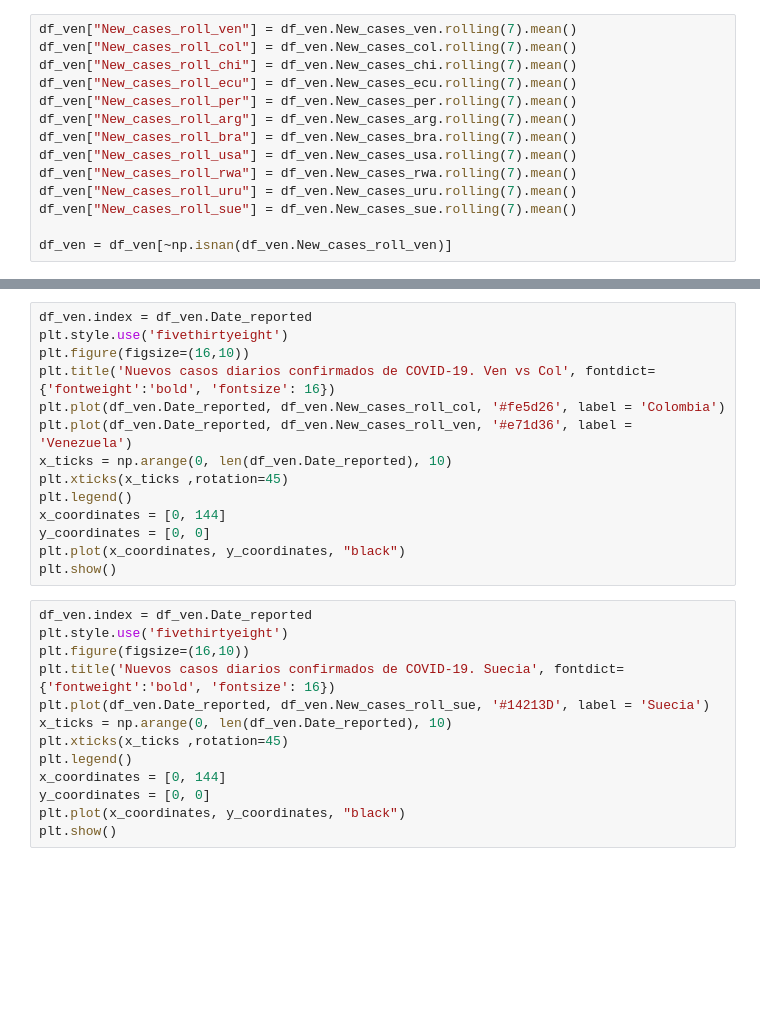
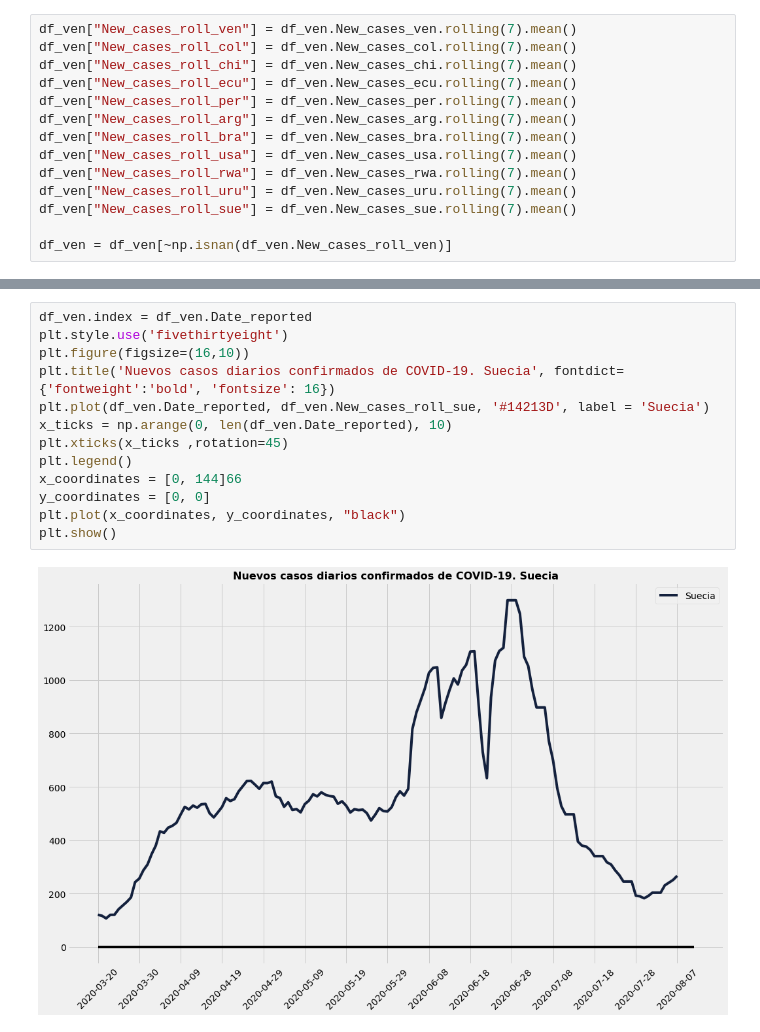
Before and after one commit to MagcDEV/covidVen, a Jupyter notebook: covid_19_ven.ipynb, the cells around one changed output, grey strips where cells are left out. Saved outputs shown, nothing was run; the diff lists cells and outputs as text; blank space fills up the shorter version.

```diff
--- a/covid_19_ven.ipynb
+++ b/covid_19_ven.ipynb
@@ -171,30 +250,18 @@ plt.show()
 # %%
 df_ven.index = df_ven.Date_reported
 plt.style.use('fivethirtyeight')
 plt.figure(figsize=(16,10))
-plt.title('Nuevos casos diarios confirmados de COVID-19. Ven vs Col', fontdict={'fontweight':'bold', 'fontsize': 16})
-plt.plot(df_ven.Date_reported, df_ven.New_cases_roll_col, '#fe5d26', label = 'Colombia')
-plt.plot(df_ven.Date_reported, df_ven.New_cases_roll_ven, '#e71d36', label = 'Venezuela')
+plt.title('Nuevos casos diarios confirmados de COVID-19. Suecia', fontdict={'fontweight':'bold', 'fontsize': 16})
+plt.plot(df_ven.Date_reported, df_ven.New_cases_roll_sue, '#14213D', label = 'Suecia')
 x_ticks = np.arange(0, len(df_ven.Date_reported), 10)
 plt.xticks(x_ticks ,rotation=45)
 plt.legend()
-x_coordinates = [0, 144]
+x_coordinates = [0, 144]66
 y_coordinates = [0, 0]
 plt.plot(x_coordinates, y_coordinates, "black")
 plt.show()
+# %% [output]
+[figure, added]
-# %%
-df_ven.index = df_ven.Date_reported
-plt.style.use('fivethirtyeight')
-plt.figure(figsize=(16,10))
-plt.title('Nuevos casos diarios confirmados de COVID-19. Suecia', fontdict={'fontweight':'bold', 'fontsize': 16})
-plt.plot(df_ven.Date_reported, df_ven.New_cases_roll_sue, '#14213D', label = 'Suecia')
-x_ticks = np.arange(0, len(df_ven.Date_reported), 10)
-plt.xticks(x_ticks ,rotation=45)
-plt.legend()
-x_coordinates = [0, 144]
-y_coordinates = [0, 0]
-plt.plot(x_coordinates, y_coordinates, "black")
-plt.show()
 # %%
 df_ven.index = df_ven.Date_reported
 plt.style.use('fivethirtyeight')
```
Also changed, not shown: parts of 19 cells of this notebook, 1 other file.
